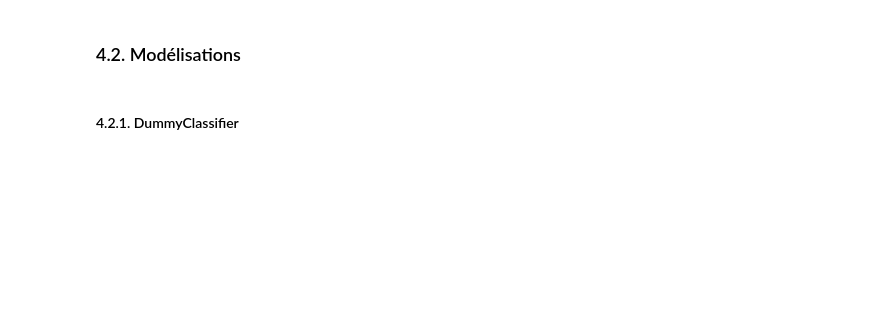
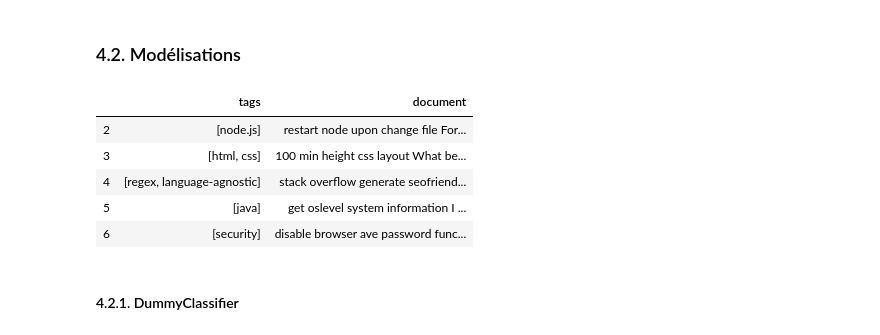
Before and after one commit to Julien-Martin/OC-IML-P5, a Jupyter notebook: Modeling.ipynb, the cells around one changed output. Cells and saved outputs as stored; diff of their text form; code cells hidden in the pictures; blank space fills up the shorter version.

```diff
--- a/Modeling.ipynb
+++ b/Modeling.ipynb
@@ -289,3 +371,12 @@ def get_score(y_pred, model, submodel=""):
         return pd.DataFrame(data=data, index=[submodel])
     else:
         return pd.DataFrame(data=data, index=[classifier_name])
+# %%
+df.loc[[2, 3, 4, 5, 6]]
+# %% [output]
+|  | tags | document |
+| 2 | [node.js] | restart node upon change file For... |
+| 3 | [html, css] | 100 min height css layout What be... |
+| 4 | [regex, language-agnostic] | stack overflow generate seofriend... |
+| 5 | [java] | get oslevel system information I ... |
+| 6 | [security] | disable browser ave password func... |
```
Also changed, not shown: parts of 30 cells of this notebook, 3 other files.
